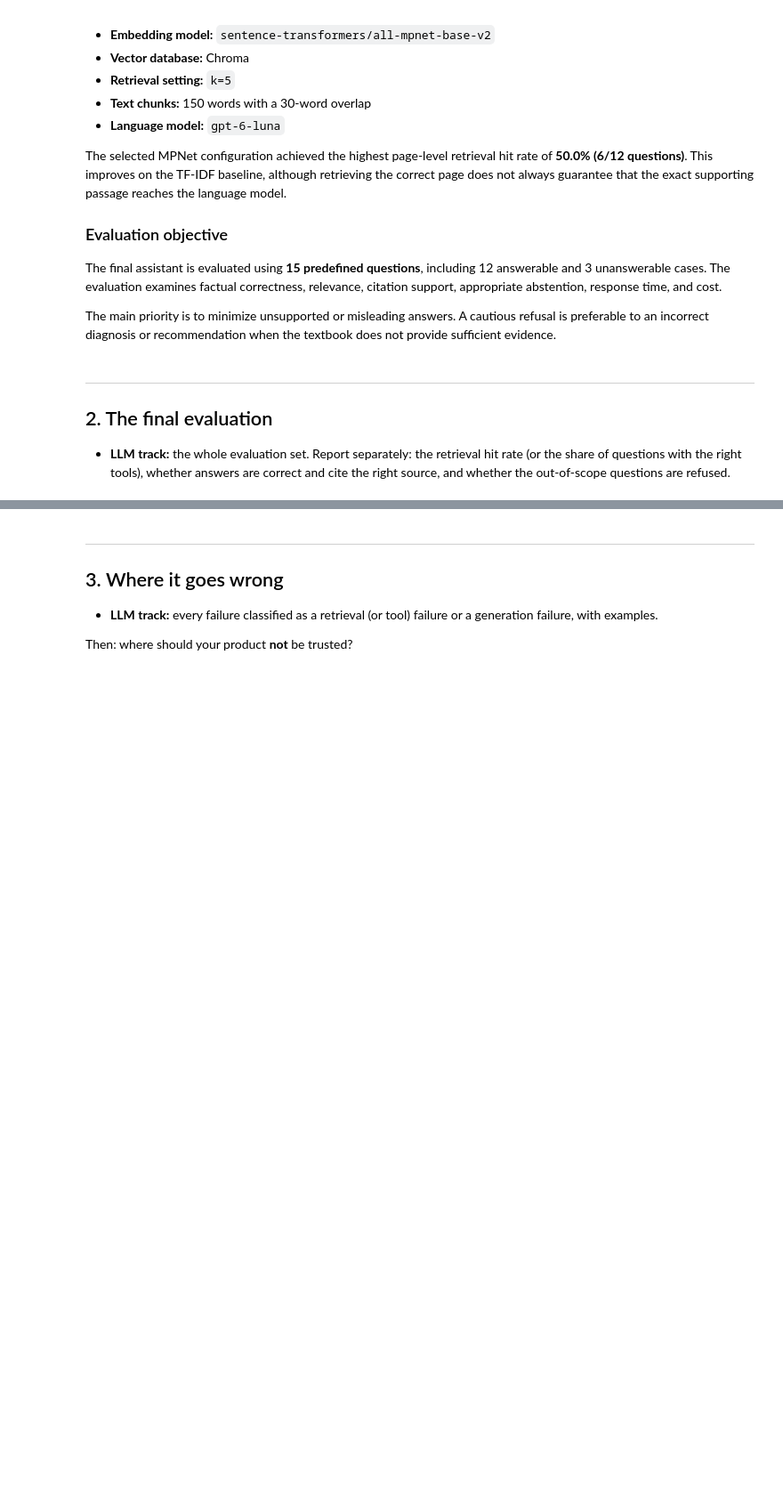
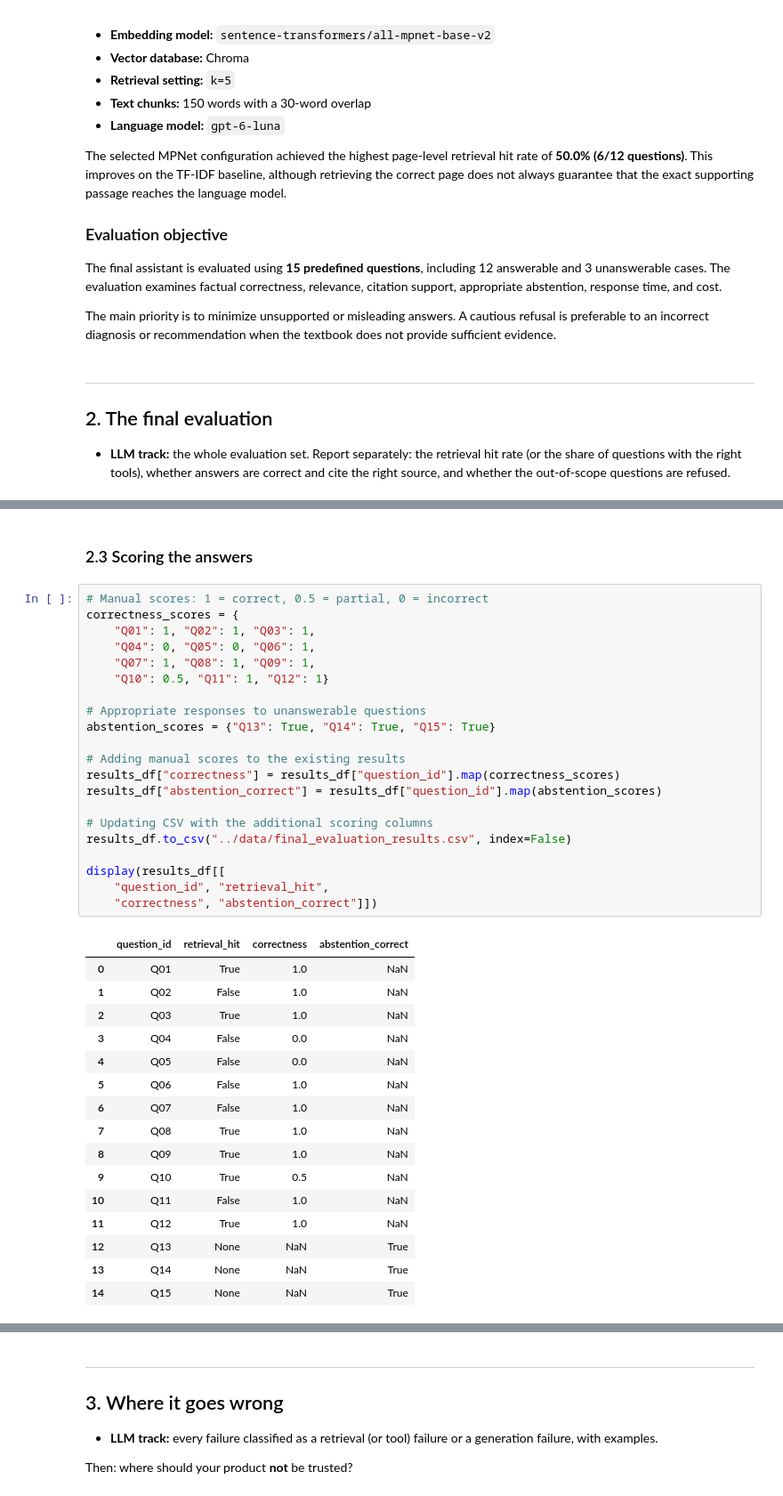
Before and after one commit to zoedoucet/project-3-ai-product, a Jupyter notebook: notebooks/03_evaluate.ipynb, the cells around one changed output, grey strips where cells are left out. Shown at 89% size. Cells and saved outputs as stored; diff of their text form; blank space fills up the shorter version.

```diff
--- a/notebooks/03_evaluate.ipynb
+++ b/notebooks/03_evaluate.ipynb
@@ -114,0 +255,40 @@ The main priority is to minimize unsupported or misleading answers. A cautious r
+# %% [markdown]
+### 2.3 Scoring the answers
+# %%
+# Manual scores: 1 = correct, 0.5 = partial, 0 = incorrect
+correctness_scores = {
+    "Q01": 1, "Q02": 1, "Q03": 1,
+    "Q04": 0, "Q05": 0, "Q06": 1,
+    "Q07": 1, "Q08": 1, "Q09": 1,
+    "Q10": 0.5, "Q11": 1, "Q12": 1}
+
+# Appropriate responses to unanswerable questions
+abstention_scores = {"Q13": True, "Q14": True, "Q15": True}
+
+# Adding manual scores to the existing results
+results_df["correctness"] = results_df["question_id"].map(correctness_scores)
+results_df["abstention_correct"] = results_df["question_id"].map(abstention_scores)
+
+# Updating CSV with the additional scoring columns
+results_df.to_csv("../data/final_evaluation_results.csv", index=False)
+
+display(results_df[[
+    "question_id", "retrieval_hit",
+    "correctness", "abstention_correct"]])
+# %% [output]
+|  | question_id | retrieval_hit | correctness | abstention_correct |
+| 0 | Q01 | True | 1.0 | NaN |
+| 1 | Q02 | False | 1.0 | NaN |
+| 2 | Q03 | True | 1.0 | NaN |
+| 3 | Q04 | False | 0.0 | NaN |
+| 4 | Q05 | False | 0.0 | NaN |
+| 5 | Q06 | False | 1.0 | NaN |
+| 6 | Q07 | False | 1.0 | NaN |
+| 7 | Q08 | True | 1.0 | NaN |
+| 8 | Q09 | True | 1.0 | NaN |
+| 9 | Q10 | True | 0.5 | NaN |
+| 10 | Q11 | False | 1.0 | NaN |
+| 11 | Q12 | True | 1.0 | NaN |
+| 12 | Q13 | None | NaN | True |
+| 13 | Q14 | None | NaN | True |
+| 14 | Q15 | None | NaN | True |
```
Also changed, not shown: parts of 24 cells of this notebook.
